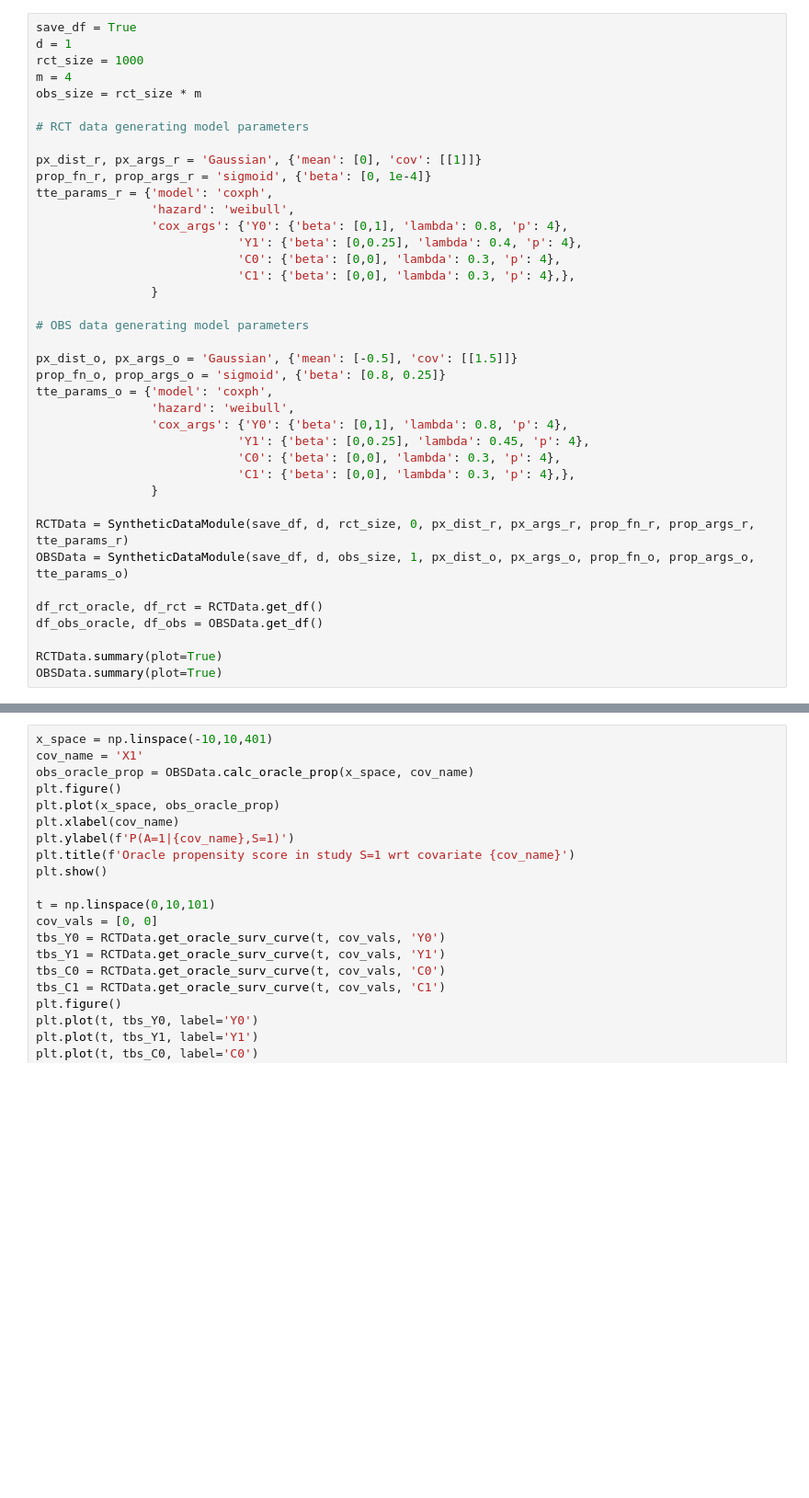
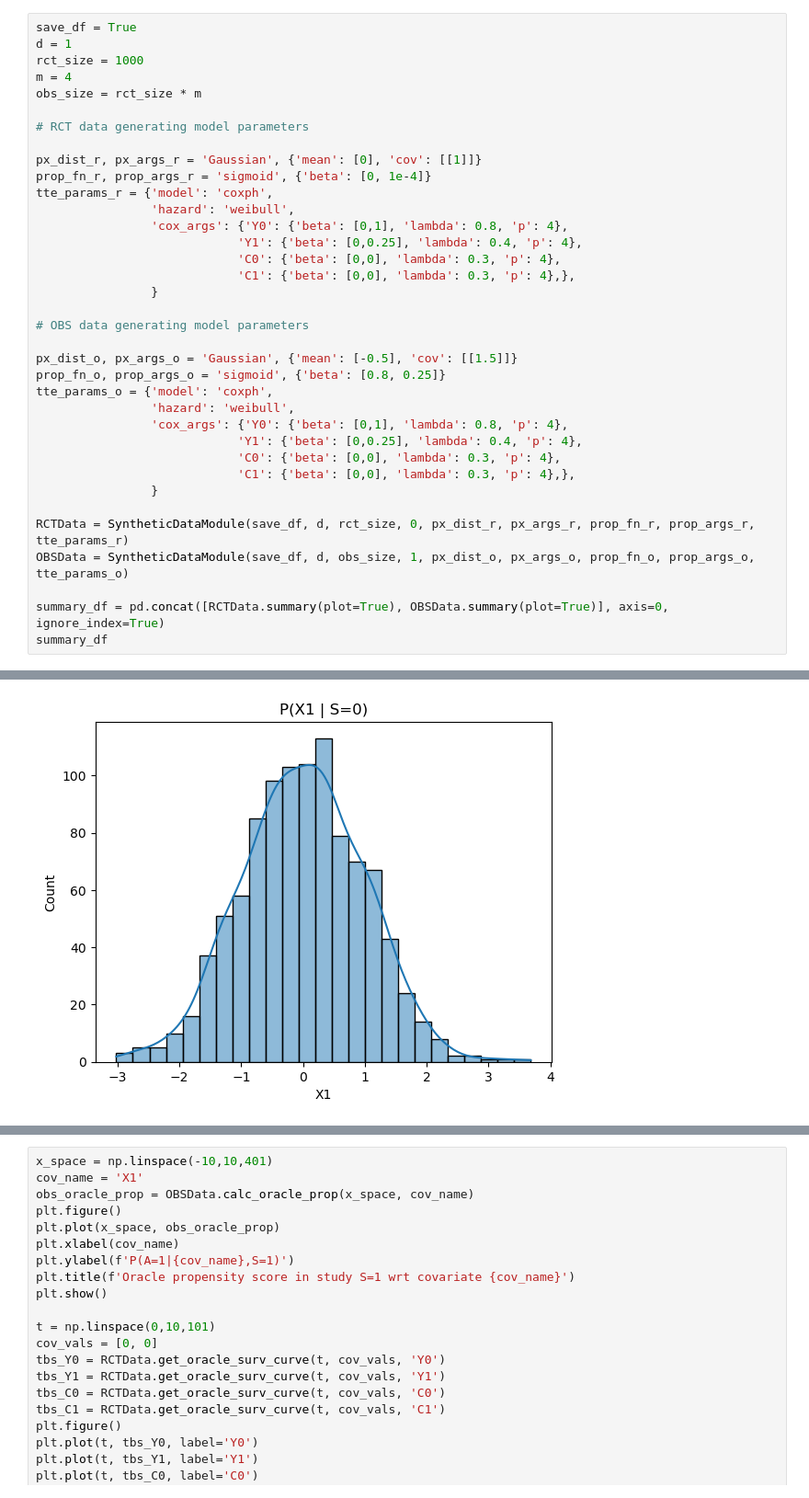
Before and after one commit to demireal/censored-mmr, a Jupyter notebook: main.ipynb, the cells around one changed output, grey strips where cells are left out. Shown at 92% size. Cells and saved outputs as stored; diff of their text form; blank space fills up the shorter version.

```diff
--- a/main.ipynb
+++ b/main.ipynb
@@ -36,7 +37,7 @@ prop_fn_o, prop_args_o = 'sigmoid', {'beta': [0.8, 0.25]}
 tte_params_o = {'model': 'coxph',
                 'hazard': 'weibull',
                 'cox_args': {'Y0': {'beta': [0,1], 'lambda': 0.8, 'p': 4},
-                            'Y1': {'beta': [0,0.25], 'lambda': 0.45, 'p': 4},
+                            'Y1': {'beta': [0,0.25], 'lambda': 0.4, 'p': 4},
                             'C0': {'beta': [0,0], 'lambda': 0.3, 'p': 4},
                             'C1': {'beta': [0,0], 'lambda': 0.3, 'p': 4},},
                 }
@@ -44,8 +45,6 @@ tte_params_o = {'model': 'coxph',
 RCTData = SyntheticDataModule(save_df, d, rct_size, 0, px_dist_r, px_args_r, prop_fn_r, prop_args_r, tte_params_r)
 OBSData = SyntheticDataModule(save_df, d, obs_size, 1, px_dist_o, px_args_o, prop_fn_o, prop_args_o, tte_params_o)
 
-df_rct_oracle, df_rct = RCTData.get_df()
-df_obs_oracle, df_obs = OBSData.get_df()
-
-RCTData.summary(plot=True)
-OBSData.summary(plot=True)
+summary_df = pd.concat([RCTData.summary(plot=True), OBSData.summary(plot=True)], axis=0, ignore_index=True)
+summary_df
+# %% [output]
@@ -51,0 +54 @@ OBSData.summary(plot=True)
+[figure, added]
```
Also changed, not shown: parts of 8 cells of this notebook, 13 other files.
